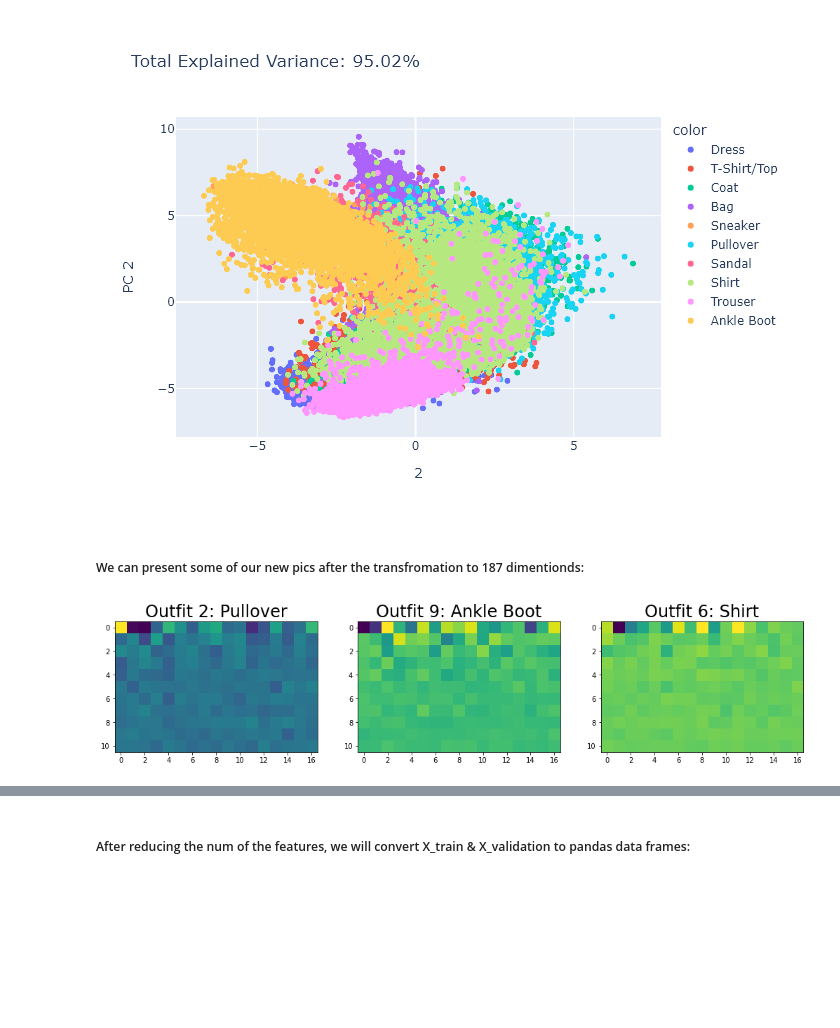
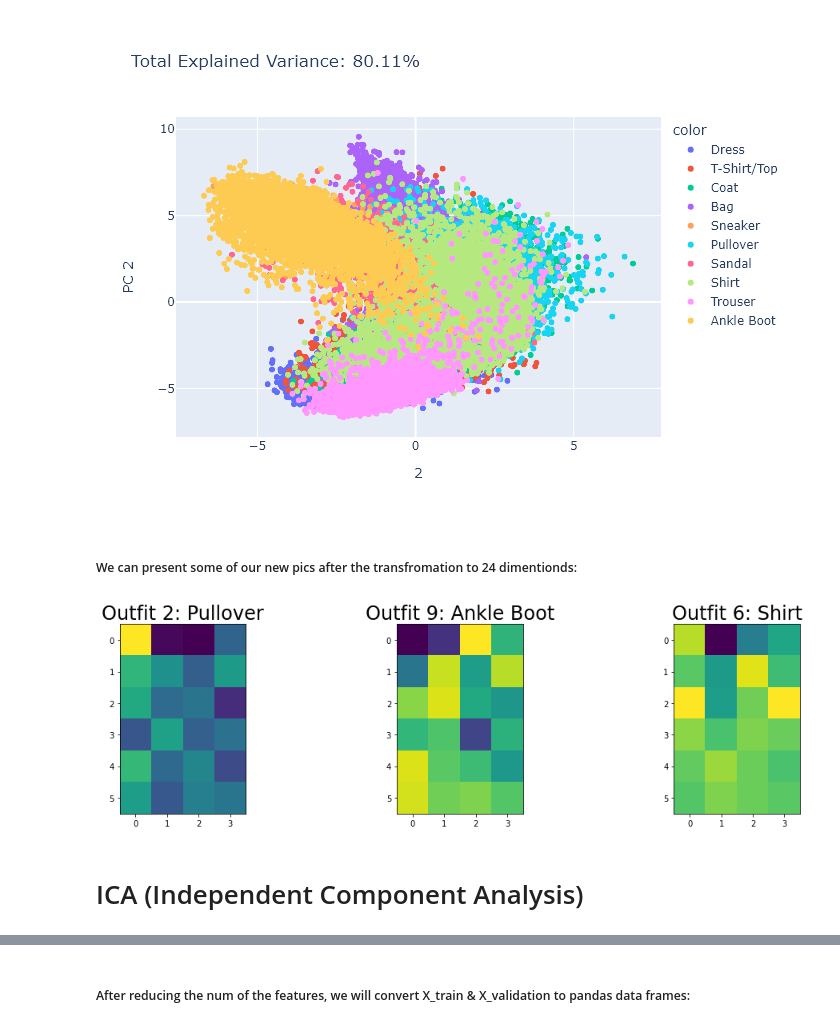
Before and after one commit to haimgoldfisher/Data_Visualization_Final_Project, a Jupyter notebook: NoteBook2 - Fashion Mnist.ipynb, the cells around one changed output, grey strips where cells are left out. Drawn from its saved outputs; the diff is of its cells as text; code cells hidden in the pictures; blank space fills up the shorter version.

Commit message:
ica, gridsearch, corr

```diff
--- a/NoteBook2 - Fashion Mnist.ipynb
+++ b/NoteBook2 - Fashion Mnist.ipynb
@@ -168,3 +175,10 @@ pixel586    0.561620
 pixel587    0.535309
 pixel614    0.508677
 Name: label, Length: 106, dtype: float64
+# %%
+# 105 features is nice(106 - label), but I would like to know about higher corr than 0.5
+
+for i in range(51):
+        print("Higher than",round(0.5 + i*0.01, 2), "correlation: # of Pixels:",len(cor_target[cor_target > (0.5 + i*0.01)])-1)
+        if len(cor_target[cor_target > (0.5 + i*0.01)]) == 1:
+            break
@@ -288,5 +328,5 @@ fig.show("png")
 # %%
-pca = PCA(n_components=0.95) # we can try using svd_solver="randomized"
+pca = PCA(n_components=0.80) # we can try using svd_solver="randomized"
 X_train_reduced = pca.fit_transform(X_train)
 X_val_reduced = pca.transform(X_val)
 pca.n_components_
@@ -337,15 +377,17 @@ fig.show("png")
 # %% [output]
 [figure]
 # %% [markdown]
-##### We can present some of our new pics after the transfromation to 187 dimentionds:
+##### We can present some of our new pics after the transfromation to 24 dimentionds:
 # %%
 plt.figure(figsize=(30,20))
 
 for i in range(3):
     plt.subplot(4,5,i+1)
     plt.title("Outfit " + str(y_train[i]) + ": "+ num_to_name(y_train)[i], size = 24)
-    plt.imshow(X_train_reduced[i].reshape(11,17))
+    plt.imshow(X_train_reduced[i].reshape(6,4))
 
 plt.show;
 # %% [output]
-[figure, old version]
+[figure, new version]
+# %% [markdown]
+# ICA (Independent Component Analysis)
```
Also changed, not shown: parts of 46 cells of this notebook, 5 other files.
